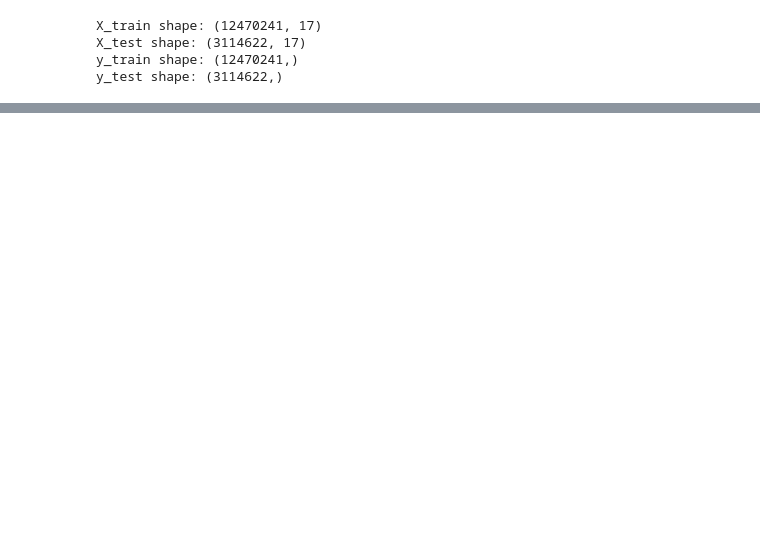
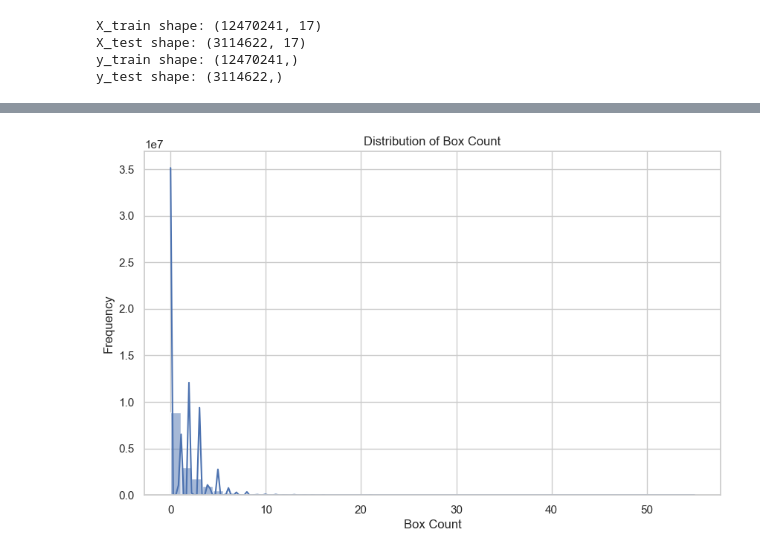
Before and after one commit to eelisee/flaschenpost, a Jupyter notebook: elise-distributions.ipynb, the cells around one changed output, grey strips where cells are left out. Saved outputs shown, nothing was run; the diff lists cells and outputs as text; code cells hidden in the pictures; blank space fills up the shorter version.

```diff
--- a/elise-distributions.ipynb
+++ b/elise-distributions.ipynb
@@ -403,0 +767,16 @@ Rule-based Predictions MSE: 57.408415297102124
+# %%
+
+
+# Count the number of unique box_ids for each web_order_id
+box_count = merged_df.groupby('web_order_id')['box_id'].nunique().reset_index()
+box_count.columns = ['web_order_id', 'box_count']
+
+# Print the number of groups
+num_groups = box_count['web_order_id'].nunique()
+print(f"Number of groups: {num_groups}")
+
+# Merge the box_count back into the original dataframe
+merged_df = merged_df.merge(box_count, on='web_order_id', how='left')
+
+# Display the first few rows of the updated dataframe to verify
+display(merged_df.head())
@@ -403,0 +792,9 @@ Rule-based Predictions MSE: 57.408415297102124
+# %%
+plt.figure(figsize=(10, 6))
+sns.histplot(merged_df['box_count'], bins=50, kde=True)
+plt.title('Distribution of Box Count')
+plt.xlabel('Box Count')
+plt.ylabel('Frequency')
+plt.show()
+# %% [output]
+[figure, added]
```
Also changed, not shown: parts of 19 cells of this notebook, 1 other file.
